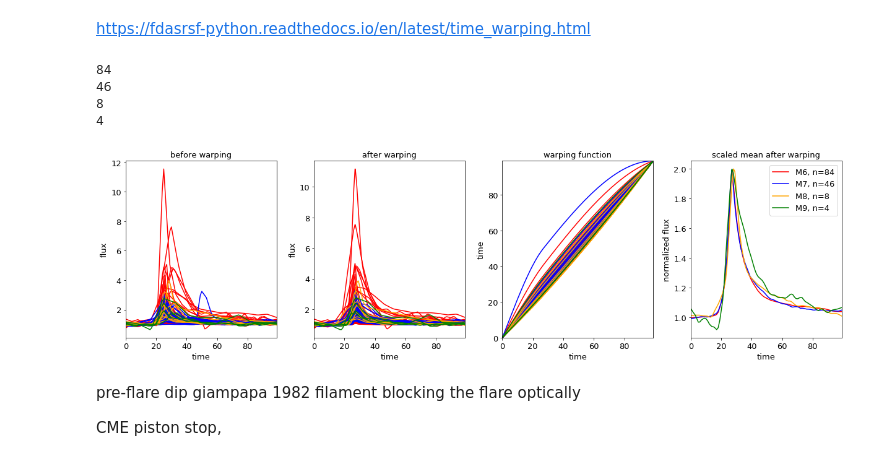
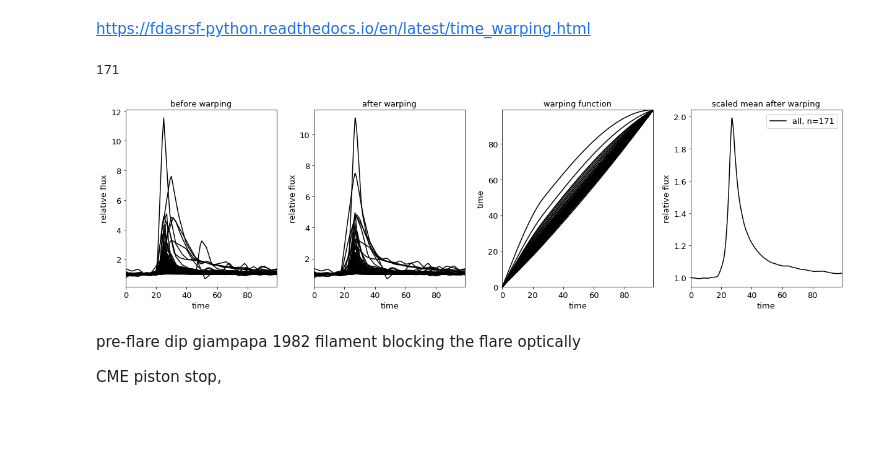
Before and after one commit to ekaterinailin/TESS_UCD_flares, a Jupyter notebook: notebook/FPCA_using_fdasrsf.ipynb, the cells around one changed output. Cells and saved outputs as stored; diff of their text form; code cells hidden in the pictures; blank space fills up the shorter version.

```diff
--- a/notebook/FPCA_using_fdasrsf.ipynb
+++ b/notebook/FPCA_using_fdasrsf.ipynb
@@ -25,20 +25,20 @@ for att in ['axes.labelsize', 'axes.titlesize', 'legend.fontsize',
 df = pd.read_csv("../flare_tables/20200227_vetted_flares_lacking_some.csv")
 df = df[df.real == 1]
 df = df[df.complex == 0]
-df = df[df.ampl_rec > .05]
+df = df[df.ampl_rec > .01]
 #df = df[df.ampl_rec .< 1., :]
 df = df[(df.cstop-df.cstart) < 60]
-df = df[(df.cstop-df.cstart) > 2]
+df = df[(df.cstop-df.cstart) > 4]
 
 fig, axes = plt.subplots(nrows=1, ncols=4, figsize=(17,5))
 
 
-for cond, S, color in [((df.st == 6), "M6", "red"),
-                       ((df.st == 7), "M7", "blue"),
-                       ((df.st == 8), "M8", "orange"),
-                       ((df.st == 9), "M9", "green"),
-                    #  ((df.st > 6), ">M6", "grey"),
-                      # ((df.st>5),"all", "k")
+for cond, S, color in [#((df.st == 6), "M6", "red"),
+                       #((df.st == 7), "M7", "blue"),
+                       #((df.st == 8), "M8", "orange"),
+                       #((df.st == 9), "M9", "green"),
+                     #((df.st > 6), ">M6", "grey"),
+                       ((df.st>5),"all", "k")
                       ]:
     d = df[cond]
     n = d.shape[0]
@@ -51,45 +51,45 @@ for cond, S, color in [((df.st == 6), "M6", "red"),
         s =f"{str(l.TIC).zfill(16)}_{l.sector}_{l.cstart}_rel.csv"
         f = pd.read_csv(f"../flare_snippets/{s}")
         flux = interp1d(f.c, f.f, kind='linear')
-        xnew = np.linspace(f.c.values[0],f.c.values[-1],100)
+        xnew = np.linspace(f.c.values[0], f.c.values[-1],100)
         y2 = (flux(xnew) -1.) * 100 / f.shape[0] + 1.
         a[i,:] =  y2
         axes[0].plot(y2, c=color)
     axes[0].set_xlabel("time")
-    axes[0].set_ylabel("flux")
+    axes[0].set_ylabel("relative flux")
     axes[0].set_title("before warping")
 
 
 
     landmarks = np.array([np.argmax(j) for j in a])
 
-    dat = FDataGrid(a, axes_labels=["time", "flux"], sample_points=np.arange(100))
+    dat = FDataGrid(a, axes_labels=["time", "relative flux"], sample_points=np.arange(100))
 
     lmreg = landmark_registration(dat, landmarks)
     lmregwarp = landmark_registration_warping(dat, landmarks)
 
     lmreg.plot(axes[1],c=color)
     axes[1].set_title("after warping")
     lmregwarp.plot(axes[2], c=color)
     axes[2].set_title("warping function")
     axes[2].set_xlabel("time")
     axes[2].set_ylabel("time")
     axes[2].set_ylim(0,99)
     ma = lmreg.mean().data_matrix[0].T[0].max()-1.
+    LMREGMEAN = (lmreg.mean() - 1.) / ma + 1.
+    MREGSTD = (lmreg.var() - .1)
     ((lmreg.mean()-1.)/ma +1.).plot(axes[3],label=f"{S}, n={n}", c=color)
-    axes[3].set_ylabel("normalized flux")
+    #LMREGMEAN.plot(axes[3],label=f"{S}, n={n}", c="r")
+    axes[3].set_ylabel("relative flux")
     axes[3].set_title("scaled mean after warping")
 plt.legend()
 plt.tight_layout()
 for ax in axes:
     ax.set_xlim(0,99)
-plt.savefig(f"../plots/{tstamp}_landmark_registration_linear.png", dpi=300)
+plt.savefig(f"../plots/{tstamp}_landmark_registration_linear_{S}.png", dpi=300)
 # %% [output]
-84
-46
-8
-4
+171
-[figure, old version]
+[figure, new version]
 # %% [markdown]
 pre-flare dip giampapa 1982
 filament blocking the flare optically
```
Also changed, not shown: parts of 13 cells of this notebook, 1 other file.
